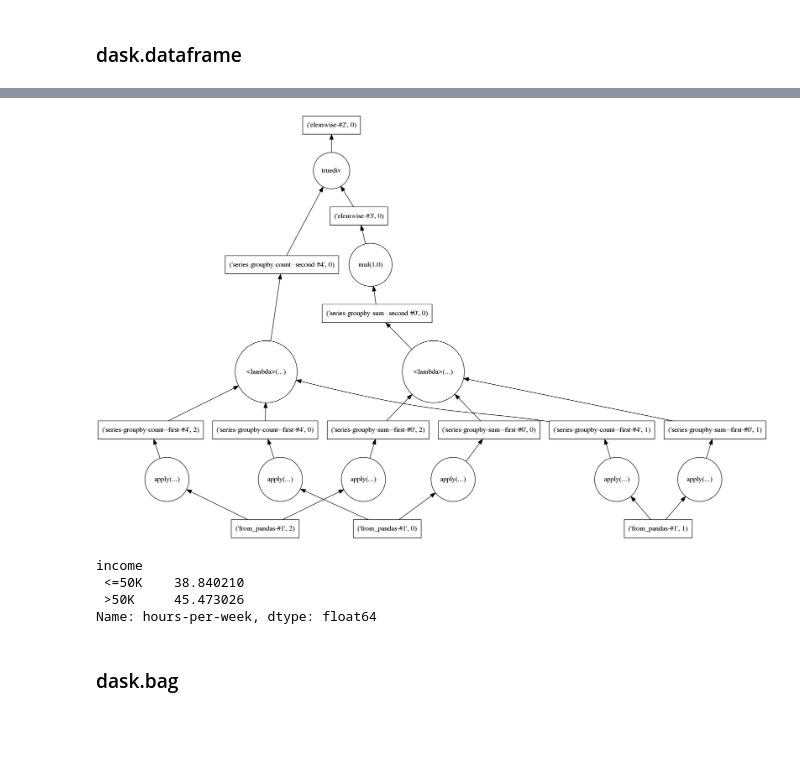
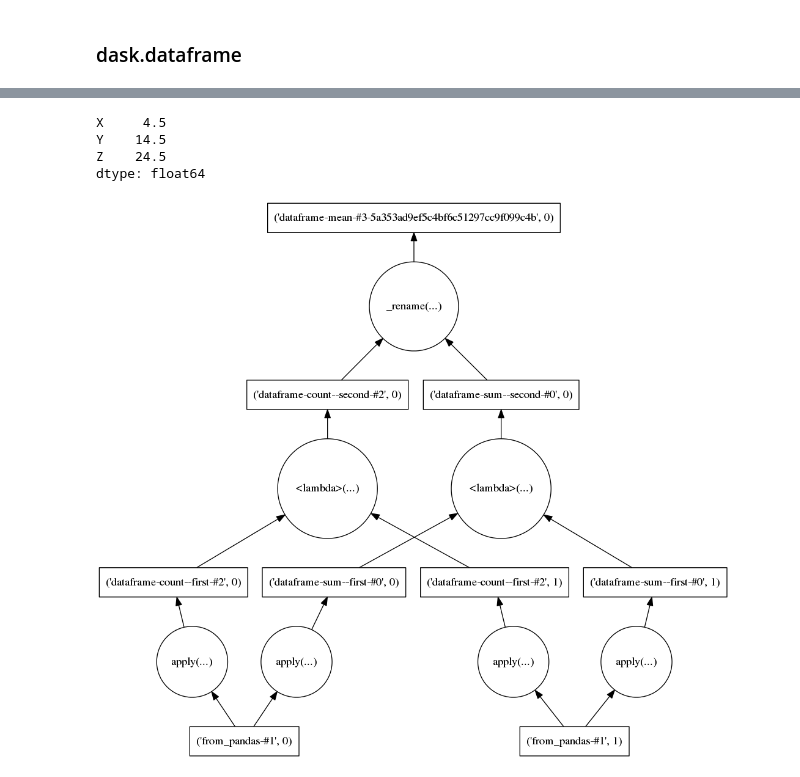
Before and after one commit to sinhrks/PyConJP2015, a Jupyter notebook: Dask_lightningtalk.ipynb, the cells around one changed output, grey strips where cells are left out. Drawn from its saved outputs; the diff is of its cells as text; code cells hidden in the pictures; blank space fills up the shorter version.

```diff
--- a/Dask_lightningtalk.ipynb
+++ b/Dask_lightningtalk.ipynb
@@ -53,0 +23,6 @@ df
+# %%
+df = pd.DataFrame({'X': np.arange(10),
+                   'Y': np.arange(10, 20),
+                   'Z': np.arange(20, 30)},
+                  index=list('abcdefghij'))
+df
@@ -54,4 +41,4 @@ df
 # %%
-ddf = dd.from_pandas(df, 3)
+ddf = dd.from_pandas(df, 2)
 ddf
 # %% [output]
@@ -63,13 +79,11 @@ ddf.visualize()
+# %%
+ddf.mean().compute()
+# %% [output]
+X     4.5
+Y    14.5
+Z    24.5
+dtype: float64
 # %%
-ddf.groupby('income')['hours-per-week'].mean().visualize()
+ddf.mean().visualize()
 # %% [output]
-[figure, old version]
+[figure, new version]
-# %%
-ddf.groupby('income')['hours-per-week'].mean().compute()
-# %% [output]
-income
- <=50K    38.840210
- >50K     45.473026
-Name: hours-per-week, dtype: float64
-# %% [markdown]
-### dask.bag
```
Also changed, not shown: parts of 35 cells of this notebook, 1 other file.
